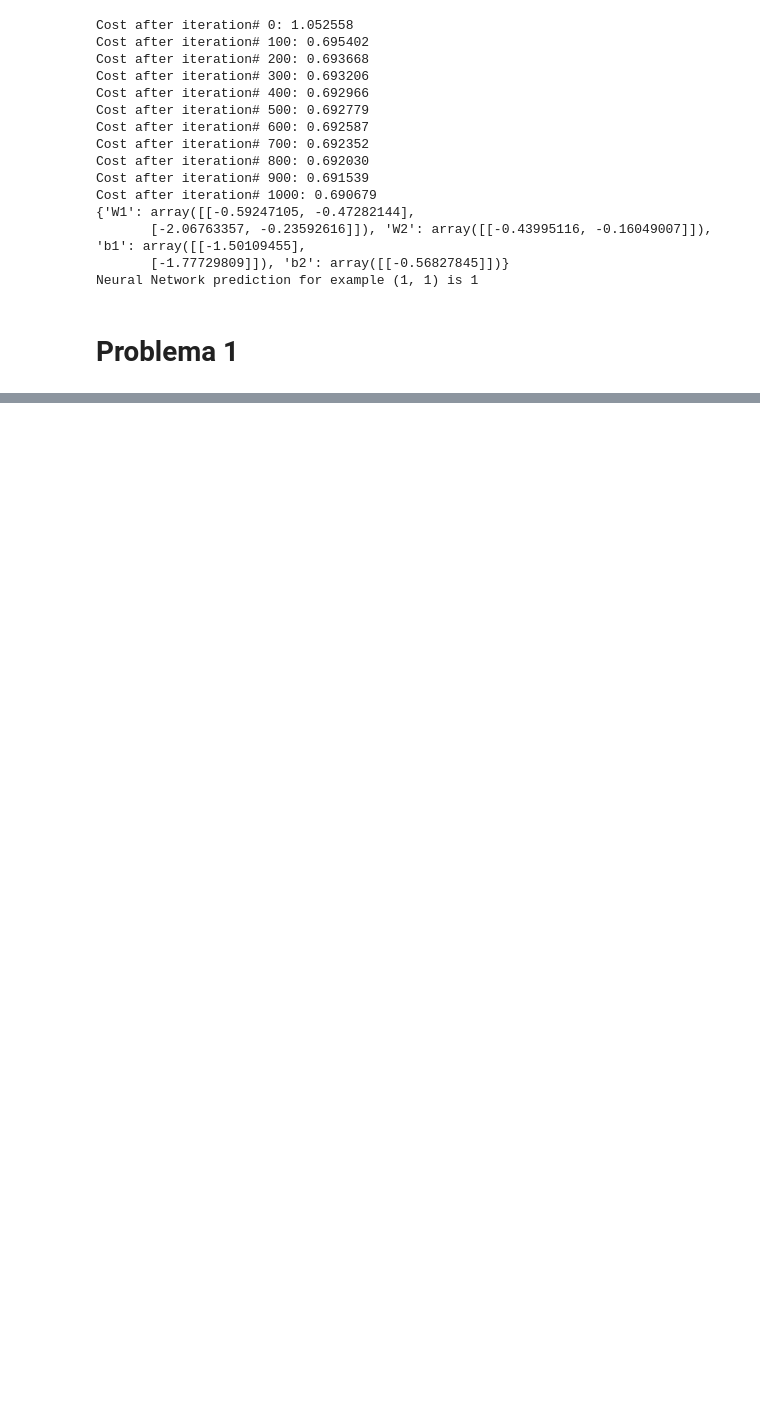
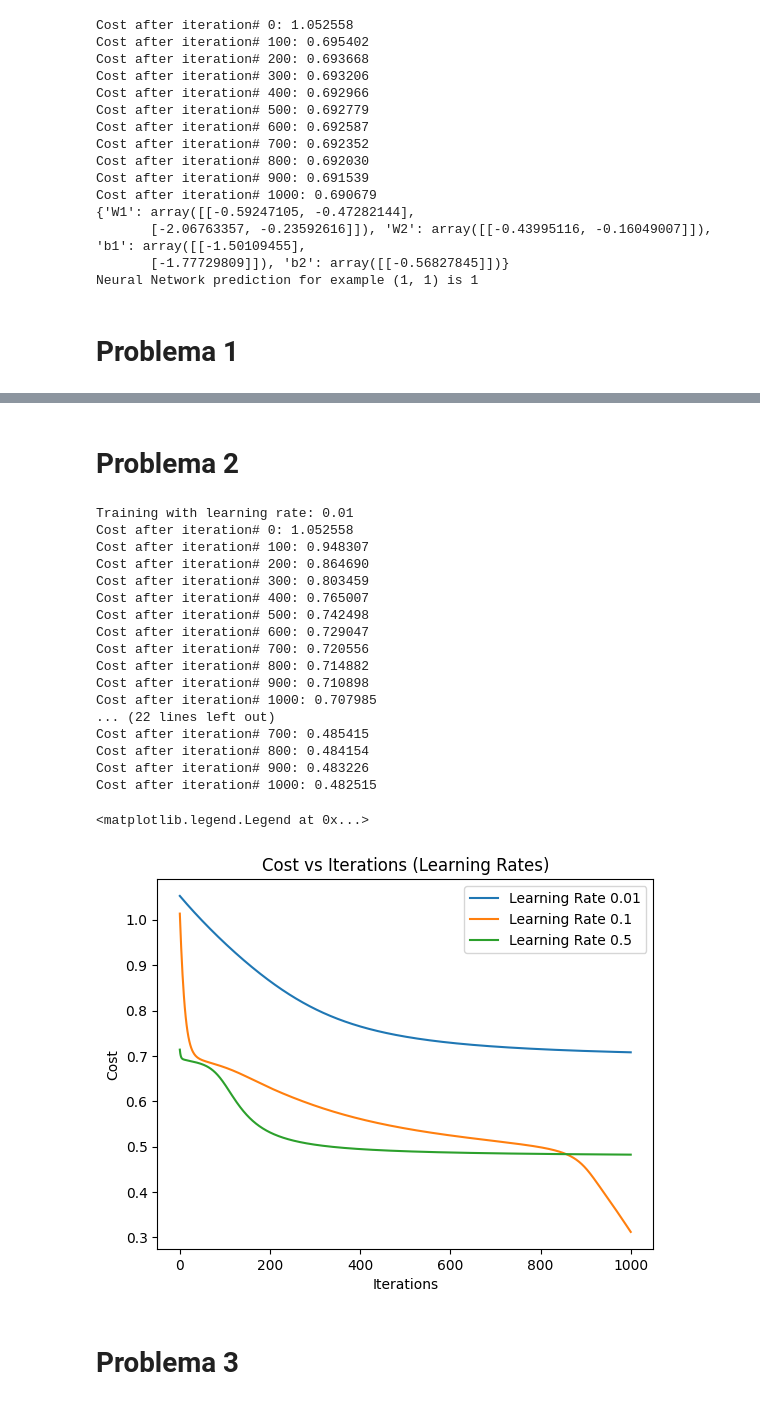
Before and after one commit to chamale-rac/nnsimple, a Jupyter notebook: NNsimple-1.ipynb, the cells around one changed output, grey strips where cells are left out. Drawn from its saved outputs; the diff is of its cells as text; code cells hidden in the pictures; blank space fills up the shorter version.

```diff
--- a/NNsimple-1.ipynb
+++ b/NNsimple-1.ipynb
@@ -258,0 +234,39 @@ Trained parameters with zeros initialization
+# %% [markdown]
+# Problema 2
+# %%
+np.random.seed(2)
+
+learning_rates = [0.01, 0.1, 0.5]
+cost_histories_lr = {}
+for lr in learning_rates:
+    print(f"\nTraining with learning rate: {lr}")
+    _, cost_histories_lr[lr] = model(X, Y, n_x, n_h, n_y, num_of_iters, lr)
+
+for lr in learning_rates:
+    plt.plot(cost_histories_lr[lr], label=f'Learning Rate {lr}')
+plt.title('Cost vs Iterations (Learning Rates)')
+plt.xlabel('Iterations')
+plt.ylabel('Cost')
+plt.legend()
+# %% [output]
+Training with learning rate: 0.01
+Cost after iteration# 0: 1.052558
+Cost after iteration# 100: 0.948307
+Cost after iteration# 200: 0.864690
+Cost after iteration# 300: 0.803459
+Cost after iteration# 400: 0.765007
+Cost after iteration# 500: 0.742498
+Cost after iteration# 600: 0.729047
+Cost after iteration# 700: 0.720556
+Cost after iteration# 800: 0.714882
+Cost after iteration# 900: 0.710898
+Cost after iteration# 1000: 0.707985
+... (22 lines left out)
+Cost after iteration# 700: 0.485415
+Cost after iteration# 800: 0.484154
+Cost after iteration# 900: 0.483226
+Cost after iteration# 1000: 0.482515
+<matplotlib.legend.Legend at 0x...>
+[figure, added]
+# %% [markdown]
+# Problema 3
```
Also changed, not shown: parts of 12 cells of this notebook.
